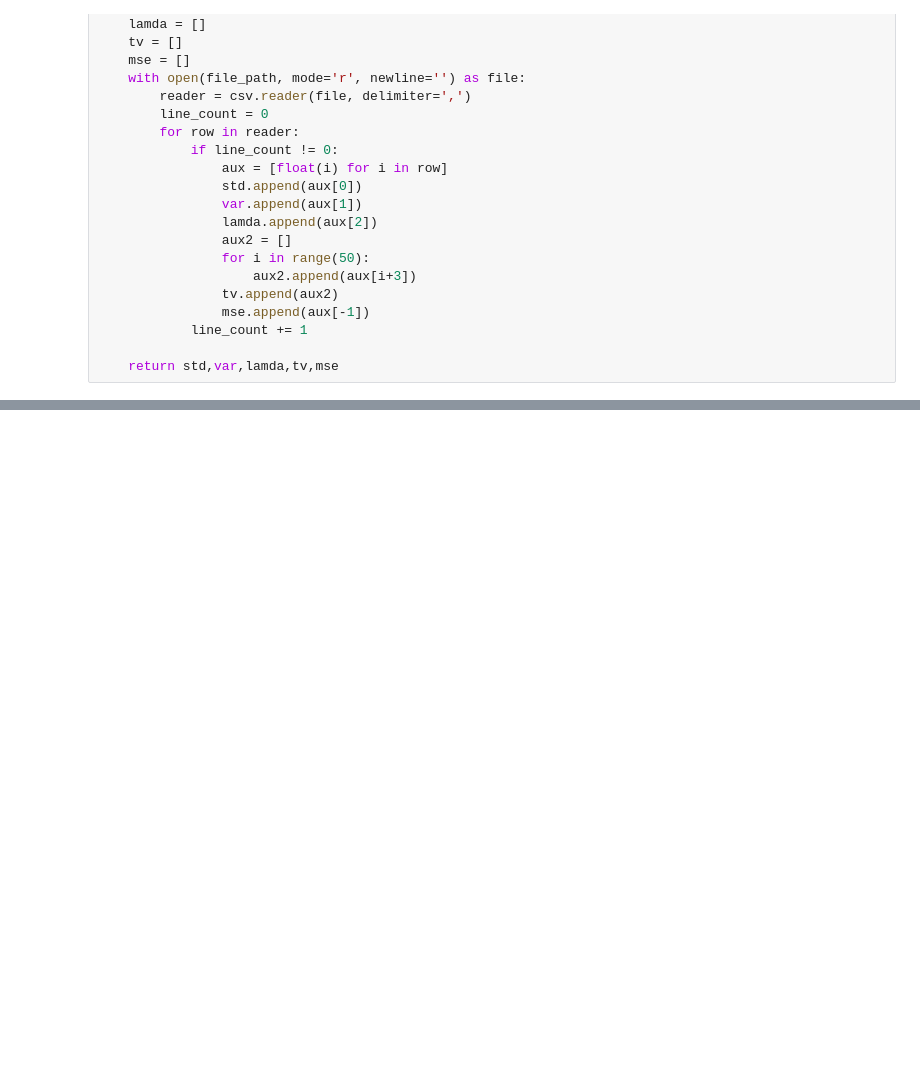
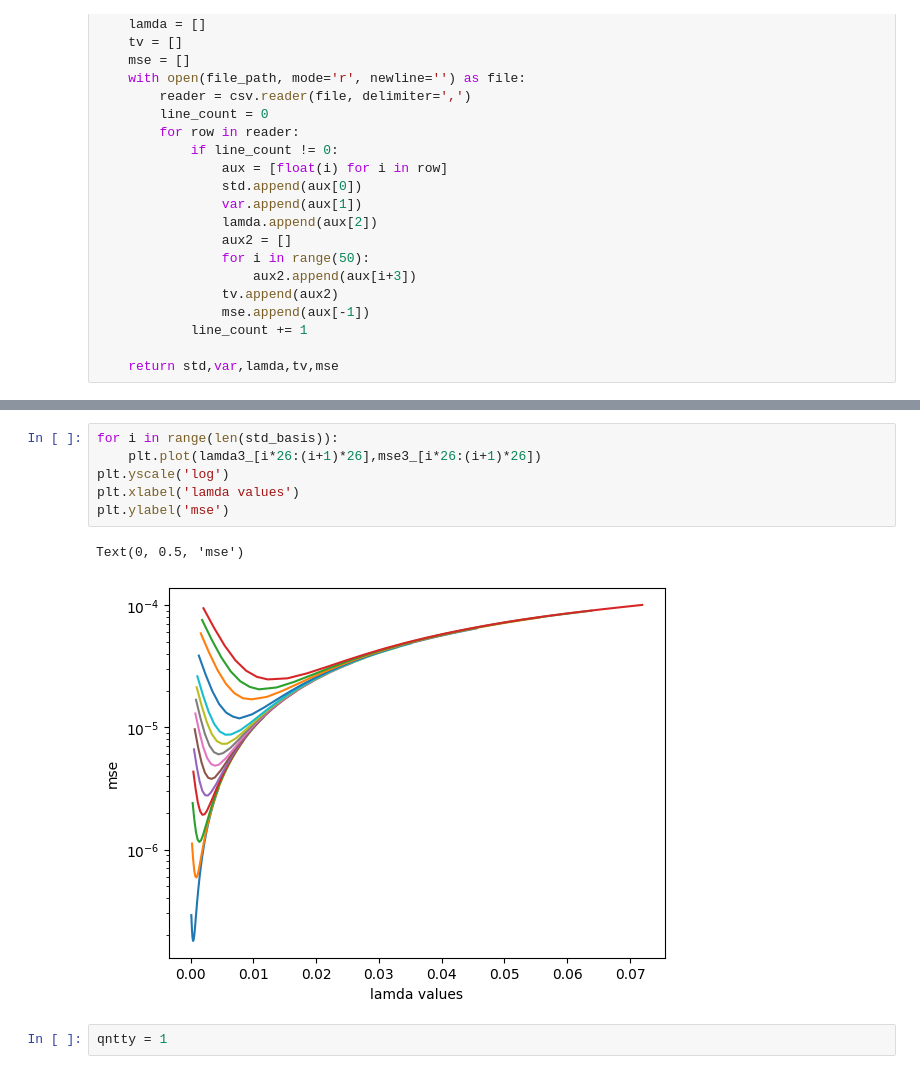
Before and after one commit to MICLab-Unicamp/LeticiaDiniz_IC, a Jupyter notebook: NoiseAnalysis_Filter.ipynb, the cells around one changed output, grey strips where cells are left out. Cells and saved outputs as stored; diff of their text form; blank space fills up the shorter version.

```diff
--- a/NoiseAnalysis_Filter.ipynb
+++ b/NoiseAnalysis_Filter.ipynb
@@ -335,0 +311,11 @@ div = get_div(grad)
+# %%
+for i in range(len(std_basis)):
+    plt.plot(lamda3_[i*26:(i+1)*26],mse3_[i*26:(i+1)*26])
+plt.yscale('log')
+plt.xlabel('lamda values')
+plt.ylabel('mse')
+# %% [output]
+Text(0, 0.5, 'mse')
+[figure, added]
+# %%
+qntty = 1
```
Also changed, not shown: parts of 34 cells of this notebook, 4 other files.
